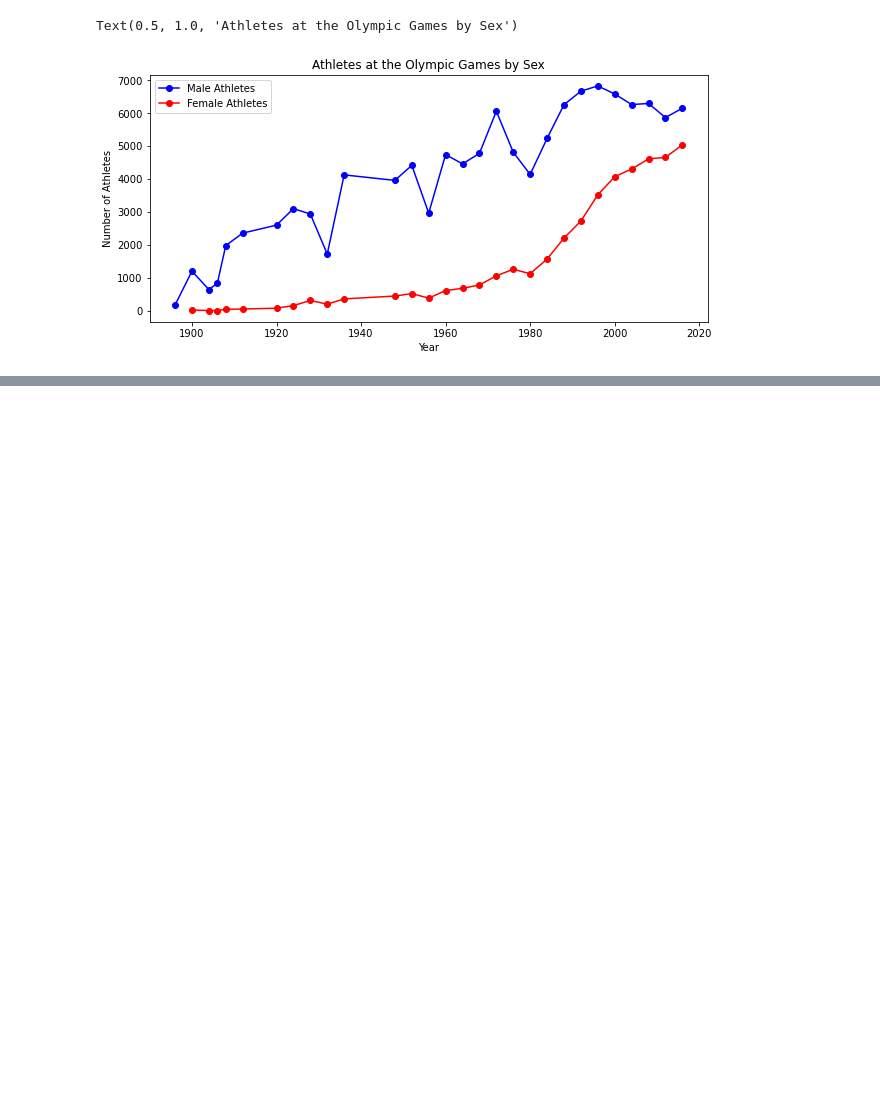
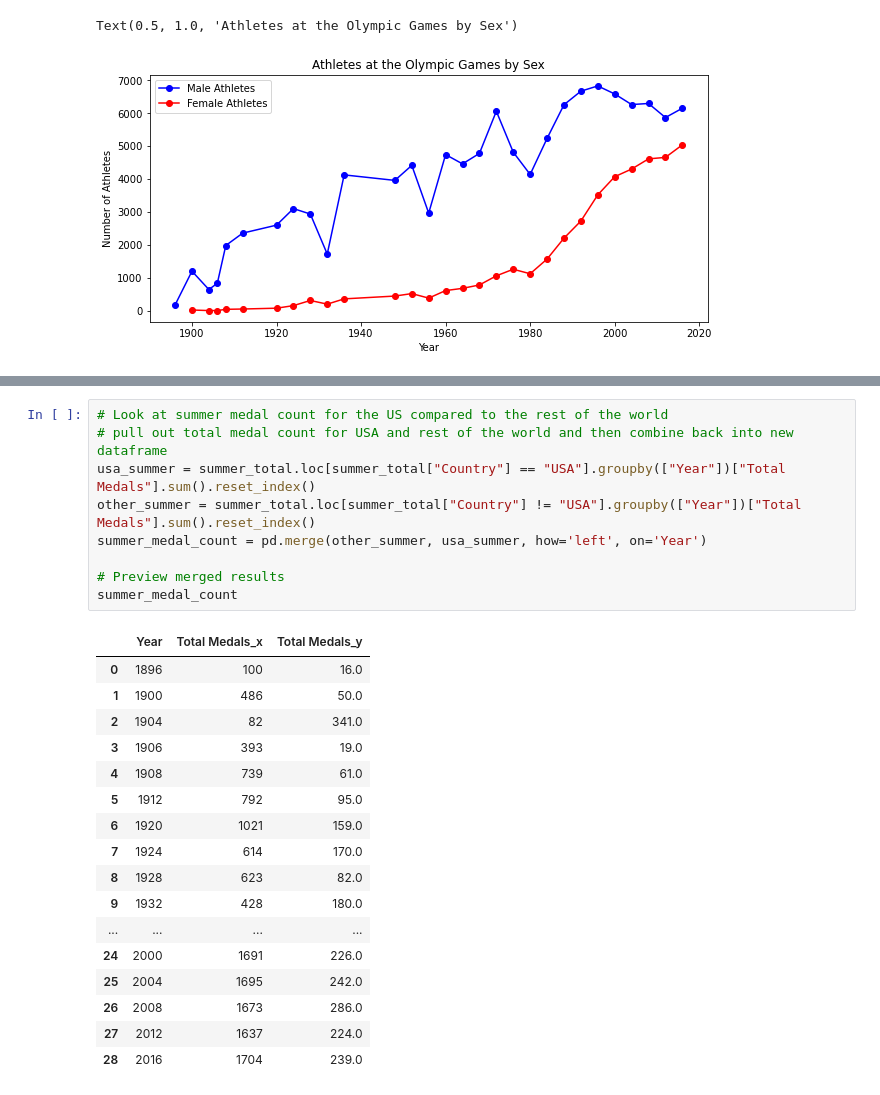
Before and after one commit to sissa81/project1, a Jupyter notebook: olympics.ipynb, the cells around one changed output, grey strips where cells are left out. Cells and saved outputs as stored; diff of their text form; blank space fills up the shorter version.

```diff
--- a/olympics.ipynb
+++ b/olympics.ipynb
@@ -311,4 +311,31 @@ yearly_total
 | 1262 | 2016 | Venezuela | 3 |
 | 1263 | 2016 | Vietnam | 2 |
 1264 rows × 3 columns
+# %%
+# Look at summer medal count for the US compared to the rest of the world
+# pull out total medal count for USA and rest of the world and then combine back into new dataframe
+usa_summer = summer_total.loc[summer_total["Country"] == "USA"].groupby(["Year"])["Total Medals"].sum().reset_index()
+other_summer = summer_total.loc[summer_total["Country"] != "USA"].groupby(["Year"])["Total Medals"].sum().reset_index()
+summer_medal_count = pd.merge(other_summer, usa_summer, how='left', on='Year')
+
+# Preview merged results
+summer_medal_count
+# %% [output]
+|  | Year | Total Medals_x | Total Medals_y |
+| 0 | 1896 | 100 | 16.0 |
+| 1 | 1900 | 486 | 50.0 |
+| 2 | 1904 | 82 | 341.0 |
+| 3 | 1906 | 393 | 19.0 |
+| 4 | 1908 | 739 | 61.0 |
+| 5 | 1912 | 792 | 95.0 |
+| 6 | 1920 | 1021 | 159.0 |
+| 7 | 1924 | 614 | 170.0 |
+| 8 | 1928 | 623 | 82.0 |
+| 9 | 1932 | 428 | 180.0 |
+| ... | ... | ... | ... |
+| 24 | 2000 | 1691 | 226.0 |
+| 25 | 2004 | 1695 | 242.0 |
+| 26 | 2008 | 1673 | 286.0 |
+| 27 | 2012 | 1637 | 224.0 |
+| 28 | 2016 | 1704 | 239.0 |
 # %%
```
Also changed, not shown: parts of 5 cells of this notebook.
